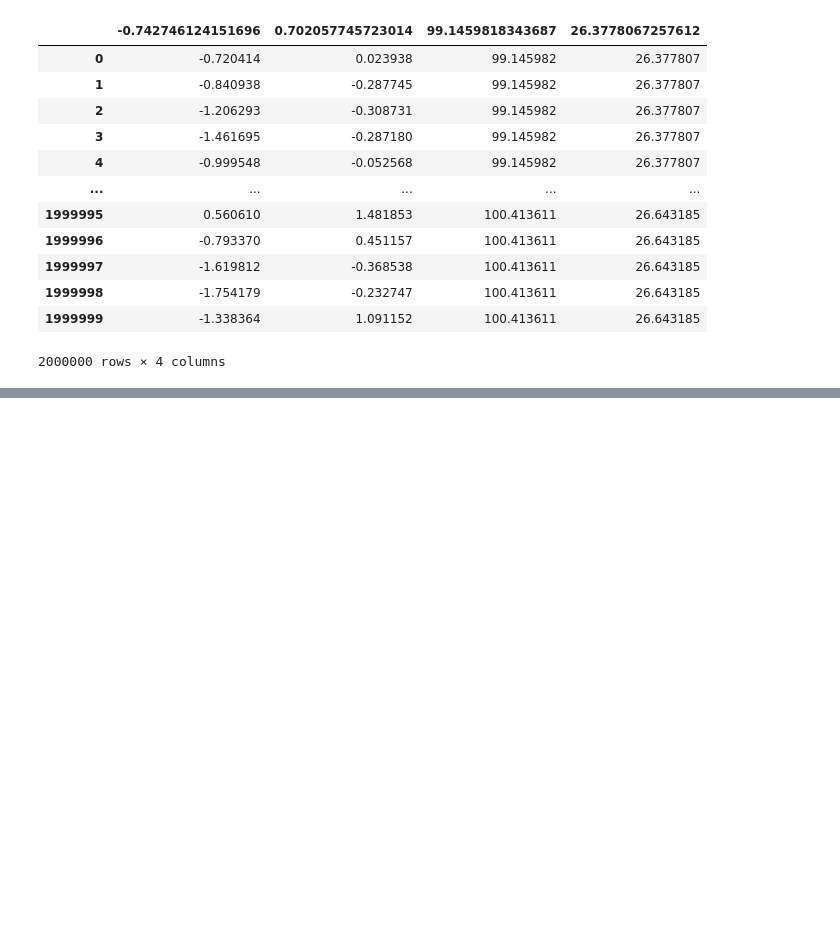
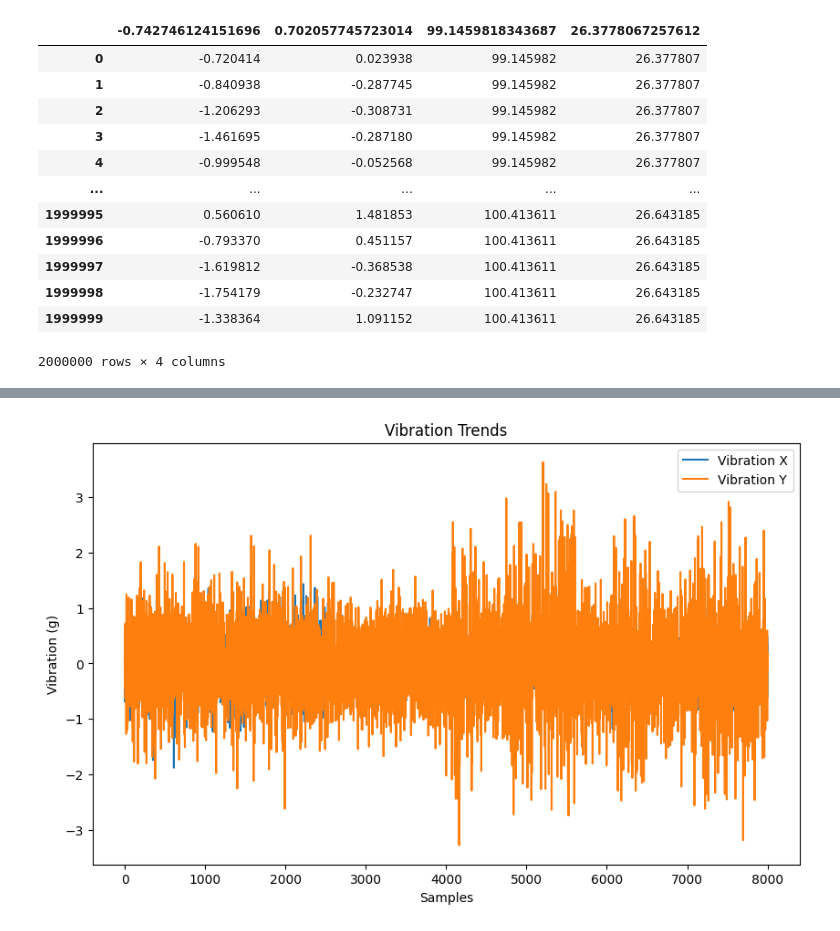
Before and after one commit to Begizew2112/ball_bearing, a Jupyter notebook: notebooks/preprocessing.ipynb, the cells around one changed output, grey strips where cells are left out. Saved outputs shown, nothing was run; the diff lists cells and outputs as text; code cells hidden in the pictures; blank space fills up the shorter version.

```diff
--- a/notebooks/preprocessing.ipynb
+++ b/notebooks/preprocessing.ipynb
@@ -57,0 +194,12 @@ dfL
+# %%
+# Plot vibration trends
+plt.figure(figsize=(10, 6))
+plt.plot(df5['vibration_x'], label="Vibration X")
+plt.plot(df5['vibration_y'], label="Vibration Y")
+plt.xlabel("Samples")
+plt.ylabel("Vibration (g)")
+plt.title("Vibration Trends")
+plt.legend()
+plt.show()
+# %% [output]
+[figure, added]
```
Also changed, not shown: parts of 21 cells of this notebook.
